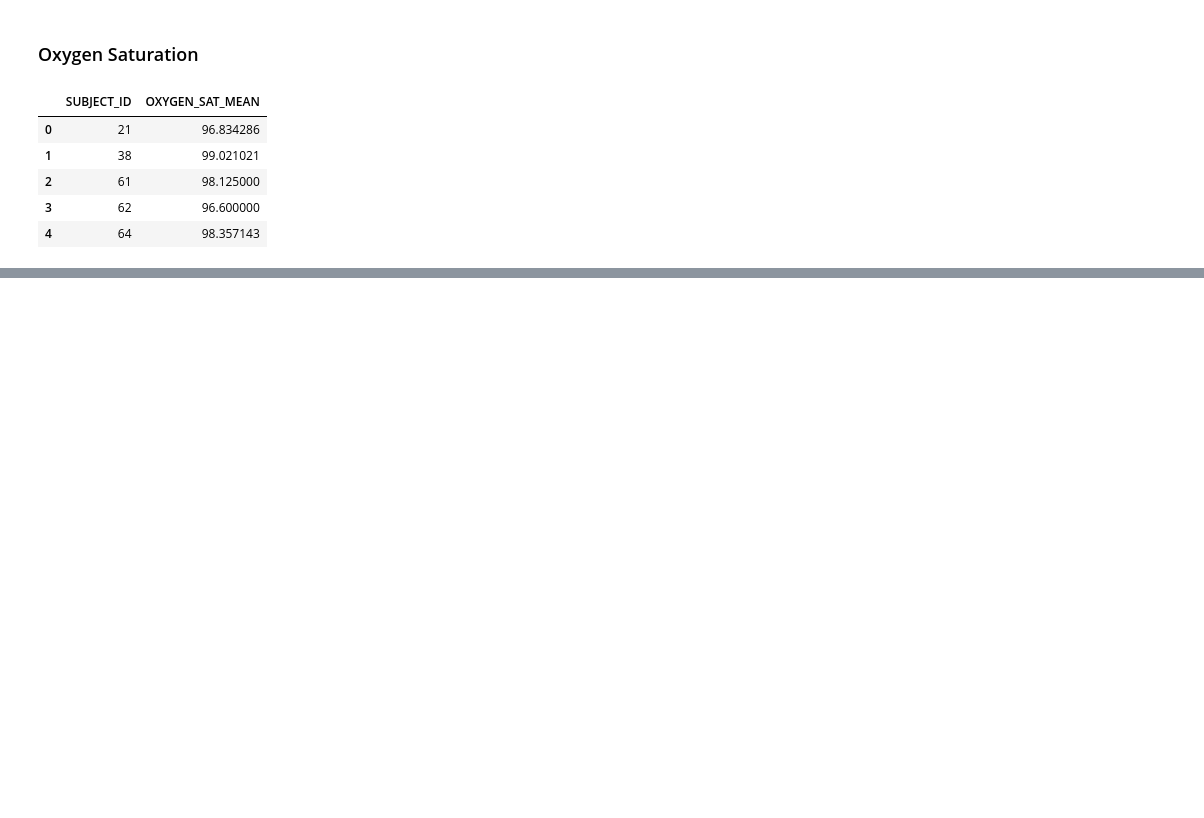
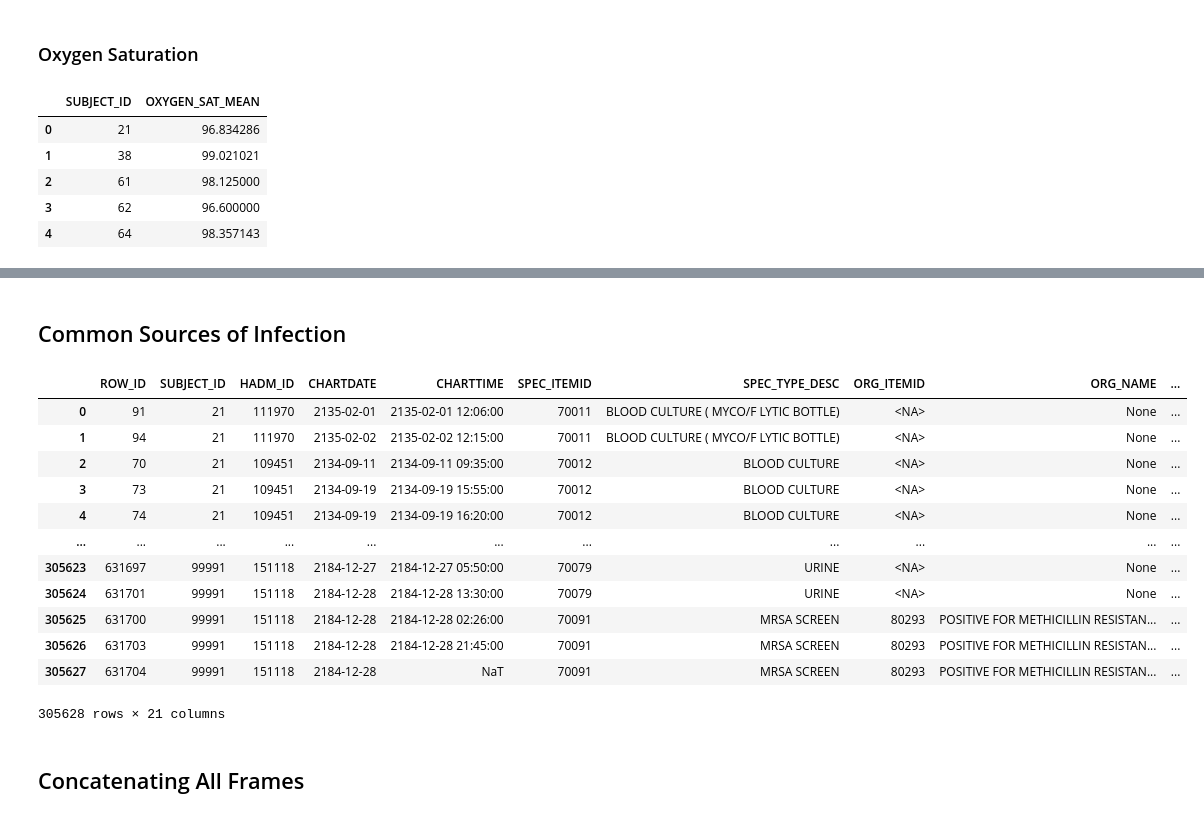
Before and after one commit to Musiik-fn/650-DRAGON-SLAYERS, a Jupyter notebook: FILES/Josh-Dev/650DS.ipynb, the cells around one changed output, grey strips where cells are left out. Saved outputs shown, nothing was run; the diff lists cells and outputs as text; code cells hidden in the pictures; blank space fills up the shorter version.

Commit message:
wrote query for microbiology events (infection source)

```diff
--- a/FILES/Josh-Dev/650DS.ipynb
+++ b/FILES/Josh-Dev/650DS.ipynb
@@ -444,0 +480,30 @@ oxygen_sat_df.head()
+# %% [markdown]
+## Common Sources of Infection
+# %%
+bio_query = """
+SELECT *
+FROM `physionet-data-435019.mimiciii.microbiologyevents` m
+JOIN `physionet-data-435019.mimiciii.diagnoses_icd` d
+ON d.SUBJECT_ID = m.SUBJECT_ID
+WHERE d.ICD9_CODE IN ('99591', '99592')
+ORDER BY d.SUBJECT_ID
+"""
+
+bio_df = client.query(bio_query).to_dataframe()
+bio_df
+# %% [output]
+|  | ROW_ID | SUBJECT_ID | HADM_ID | CHARTDATE | CHARTTIME | SPEC_ITEMID | SPEC_TYPE_DESC | ORG_ITEMID | ORG_NAME | ... |
+| 0 | 91 | 21 | 111970 | 2135-02-01 | 2135-02-01 12:06:00 | 70011 | BLOOD CULTURE ( MYCO/F LYTIC BOTTLE) | <NA> | None | ... |
+| 1 | 94 | 21 | 111970 | 2135-02-02 | 2135-02-02 12:15:00 | 70011 | BLOOD CULTURE ( MYCO/F LYTIC BOTTLE) | <NA> | None | ... |
+| 2 | 70 | 21 | 109451 | 2134-09-11 | 2134-09-11 09:35:00 | 70012 | BLOOD CULTURE | <NA> | None | ... |
+| 3 | 73 | 21 | 109451 | 2134-09-19 | 2134-09-19 15:55:00 | 70012 | BLOOD CULTURE | <NA> | None | ... |
+| 4 | 74 | 21 | 109451 | 2134-09-19 | 2134-09-19 16:20:00 | 70012 | BLOOD CULTURE | <NA> | None | ... |
+| ... | ... | ... | ... | ... | ... | ... | ... | ... | ... | ... |
+| 305623 | 631697 | 99991 | 151118 | 2184-12-27 | 2184-12-27 05:50:00 | 70079 | URINE | <NA> | None | ... |
+| 305624 | 631701 | 99991 | 151118 | 2184-12-28 | 2184-12-28 13:30:00 | 70079 | URINE | <NA> | None | ... |
+| 305625 | 631700 | 99991 | 151118 | 2184-12-28 | 2184-12-28 02:26:00 | 70091 | MRSA SCREEN | 80293 | POSITIVE FOR METHICILLIN RESISTAN... | ... |
+| 305626 | 631703 | 99991 | 151118 | 2184-12-28 | 2184-12-28 21:45:00 | 70091 | MRSA SCREEN | 80293 | POSITIVE FOR METHICILLIN RESISTAN... | ... |
+| 305627 | 631704 | 99991 | 151118 | 2184-12-28 | NaT | 70091 | MRSA SCREEN | 80293 | POSITIVE FOR METHICILLIN RESISTAN... | ... |
+305628 rows × 21 columns
+# %% [markdown]
+## Concatenating All Frames
```
Also changed, not shown: parts of 2 cells of this notebook, 1 other file.
